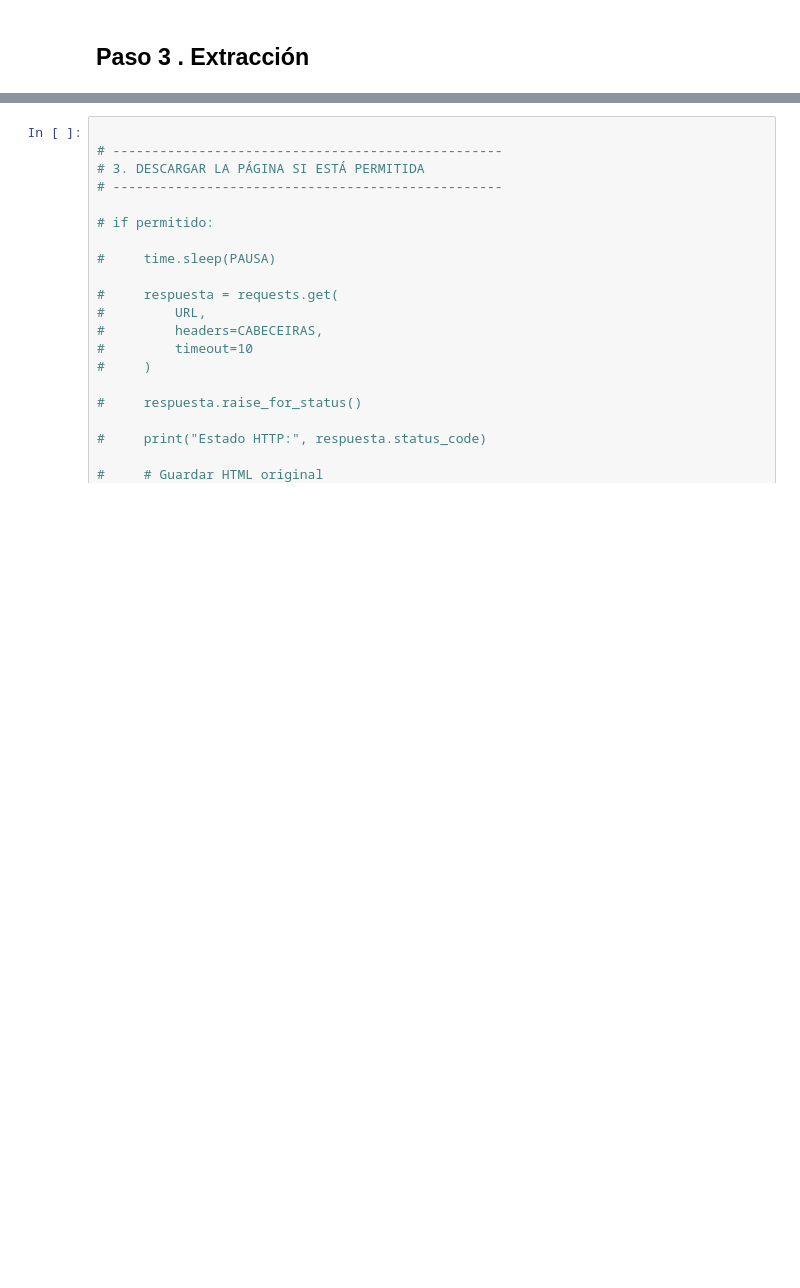
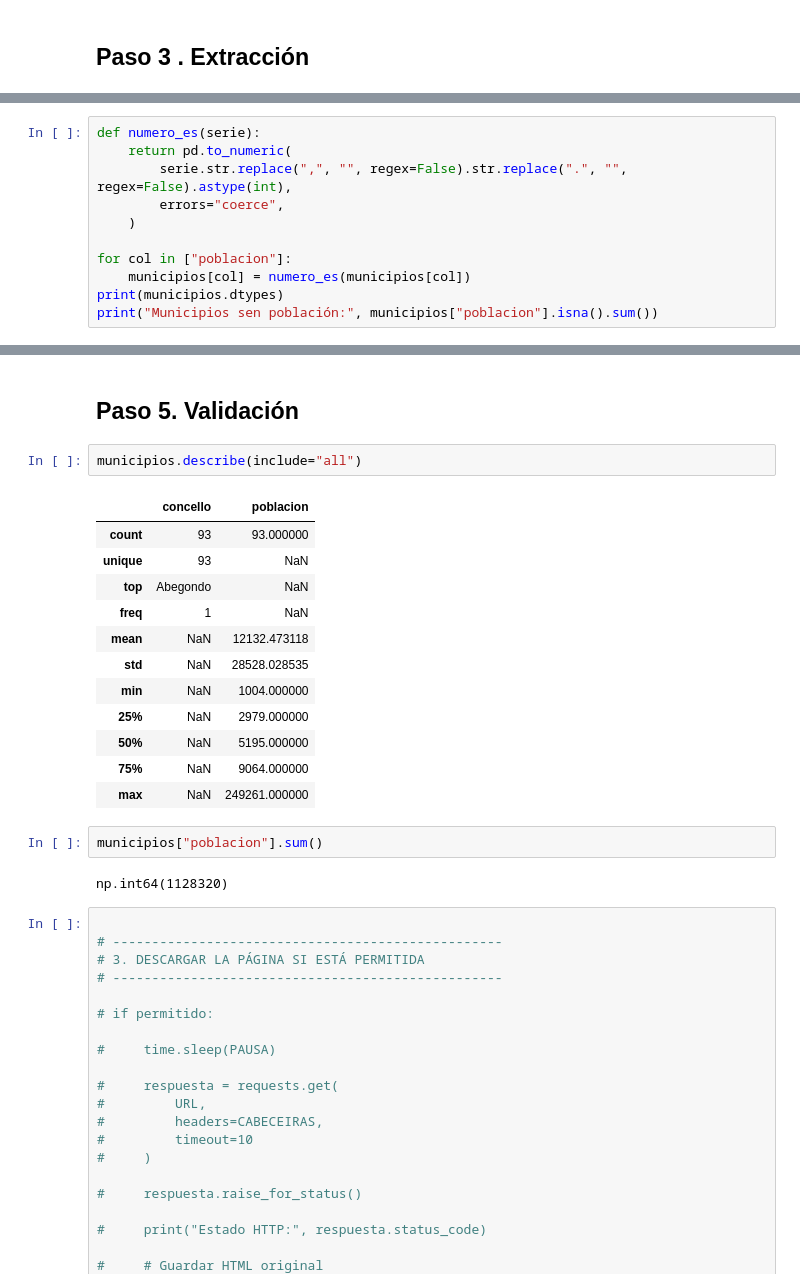
Before and after one commit to carolinamesacurso/E4_Concellos, a Jupyter notebook: notebooks/scrapping_concellos.ipynb, the cells around one changed output, grey strips where cells are left out. Cells and saved outputs as stored; diff of their text form; blank space fills up the shorter version.

Commit message:
Dataframe y validación

```diff
--- a/notebooks/scrapping_concellos.ipynb
+++ b/notebooks/scrapping_concellos.ipynb
@@ -168,0 +229,11 @@ Encabezados: []
+# %%
+def numero_es(serie):
+    return pd.to_numeric(
+        serie.str.replace(",", "", regex=False).str.replace(".", "", regex=False).astype(int),
+        errors="coerce",
+    )
+
+for col in ["poblacion"]:
+    municipios[col] = numero_es(municipios[col])
+print(municipios.dtypes)
+print("Municipios sen población:", municipios["poblacion"].isna().sum())
@@ -169,3 +262,24 @@ Encabezados: []
+# %% [markdown]
+## Paso 5. Validación
+# %%
+municipios.describe(include="all")
+# %% [output]
+|  | concello | poblacion |
+| count | 93 | 93.000000 |
+| unique | 93 | NaN |
+| top | Abegondo | NaN |
+| freq | 1 | NaN |
+| mean | NaN | 12132.473118 |
+| std | NaN | 28528.028535 |
+| min | NaN | 1004.000000 |
+| 25% | NaN | 2979.000000 |
+| 50% | NaN | 5195.000000 |
+| 75% | NaN | 9064.000000 |
+| max | NaN | 249261.000000 |
+# %%
+municipios["poblacion"].sum()
+# %% [output]
+np.int64(1128320)
 # %%
 
 # --------------------------------------------------
```
Also changed, not shown: parts of 5 cells of this notebook.
